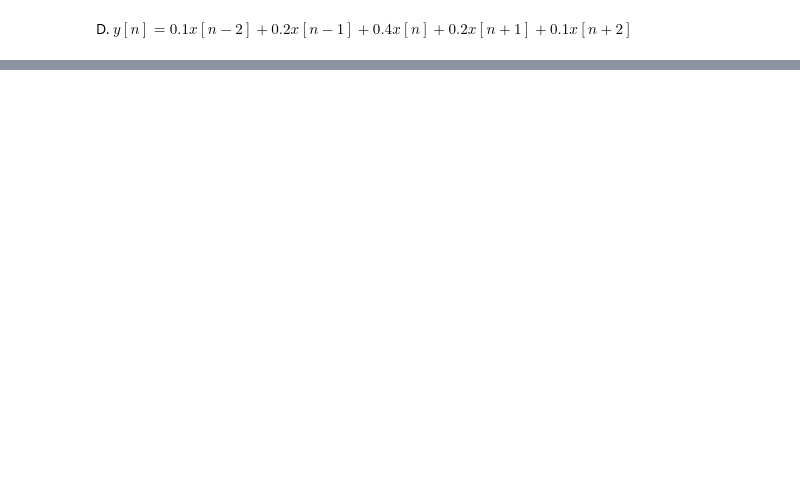
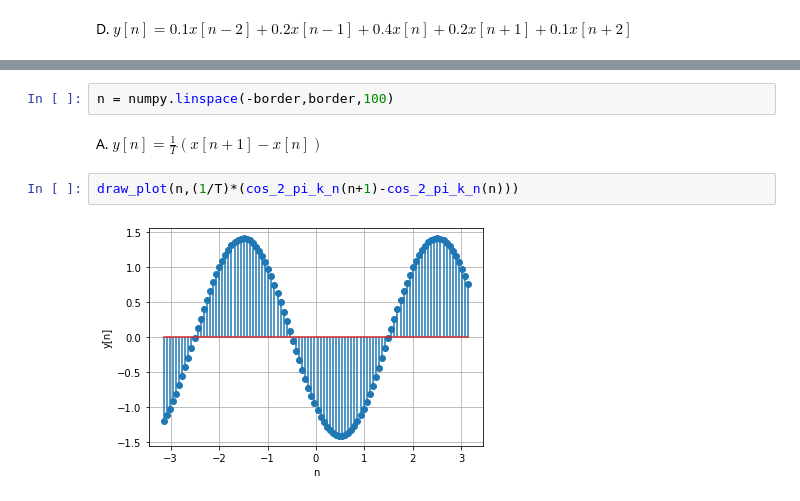
Before and after one commit to SM2A/Signals_and_Systems_Course_Projects, a Jupyter notebook: CA1/Source/1 - Plot Time Discrete Functions.ipynb, the cells around one changed output, grey strips where cells are left out. Cells and saved outputs as stored; diff of their text form; blank space fills up the shorter version.

```diff
--- a/CA1/Source/1 - Plot Time Discrete Functions.ipynb
+++ b/CA1/Source/1 - Plot Time Discrete Functions.ipynb
@@ -64,0 +59,8 @@ pyplot.show()
+# %%
+n = numpy.linspace(-border,border,100)
+# %% [markdown]
+A. $y[n] = \frac{1}{T}(x[n+1]-x[n])$
+# %%
+draw_plot(n,(1/T)*(cos_2_pi_k_n(n+1)-cos_2_pi_k_n(n)))
+# %% [output]
+[figure, added]
```
Also changed, not shown: parts of 15 cells of this notebook, 2 other files.
